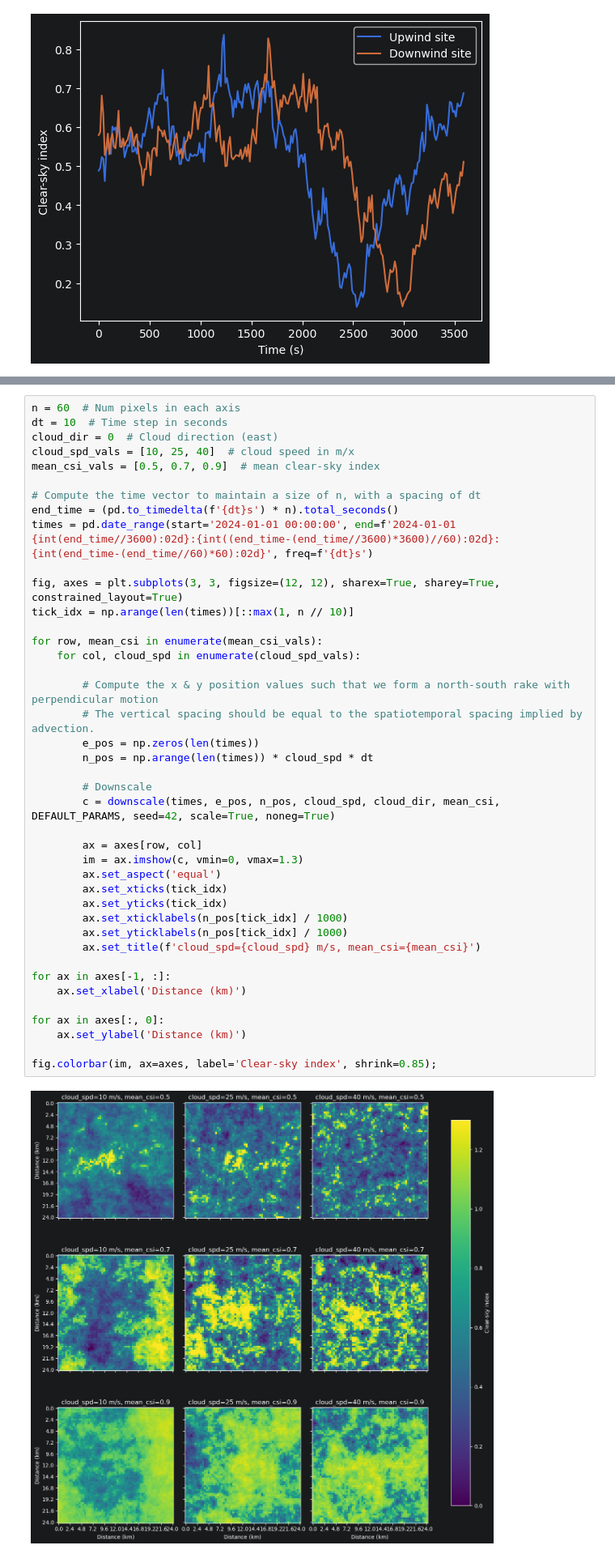
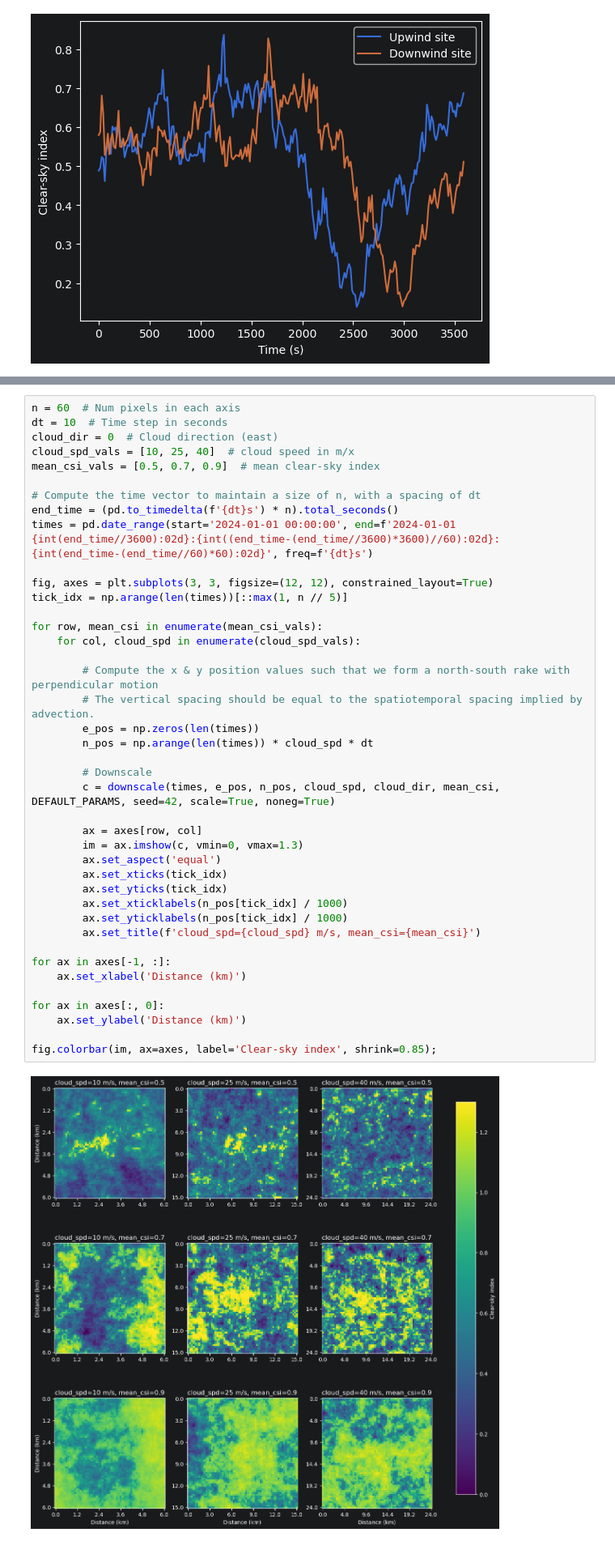
Before and after one commit to jranalli/solarspatialtools, a Jupyter notebook: demos/synthetic_copula_demo.ipynb, the cells around one changed output, grey strips where cells are left out. Shown at 81% size. Cells and saved outputs as stored; diff of their text form.

Commit message:
Update the multi-cloud-field plots

```diff
--- a/demos/synthetic_copula_demo.ipynb
+++ b/demos/synthetic_copula_demo.ipynb
@@ -73,35 +73,35 @@ mean_csi_vals = [0.5, 0.7, 0.9]  # mean clear-sky index
 end_time = (pd.to_timedelta(f'{dt}s') * n).total_seconds()
 times = pd.date_range(start='2024-01-01 00:00:00', end=f'2024-01-01 {int(end_time//3600):02d}:{int((end_time-(end_time//3600)*3600)//60):02d}:{int(end_time-(end_time//60)*60):02d}', freq=f'{dt}s')
 
-fig, axes = plt.subplots(3, 3, figsize=(12, 12), sharex=True, sharey=True, constrained_layout=True)
-tick_idx = np.arange(len(times))[::max(1, n // 10)]
+fig, axes = plt.subplots(3, 3, figsize=(12, 12), constrained_layout=True)
+tick_idx = np.arange(len(times))[::max(1, n // 5)]
 
 for row, mean_csi in enumerate(mean_csi_vals):
     for col, cloud_spd in enumerate(cloud_spd_vals):
 
         # Compute the x & y position values such that we form a north-south rake with perpendicular motion
         # The vertical spacing should be equal to the spatiotemporal spacing implied by advection.
         e_pos = np.zeros(len(times))
         n_pos = np.arange(len(times)) * cloud_spd * dt
 
         # Downscale
         c = downscale(times, e_pos, n_pos, cloud_spd, cloud_dir, mean_csi, DEFAULT_PARAMS, seed=42, scale=True, noneg=True)
 
         ax = axes[row, col]
         im = ax.imshow(c, vmin=0, vmax=1.3)
         ax.set_aspect('equal')
         ax.set_xticks(tick_idx)
         ax.set_yticks(tick_idx)
         ax.set_xticklabels(n_pos[tick_idx] / 1000)
         ax.set_yticklabels(n_pos[tick_idx] / 1000)
         ax.set_title(f'cloud_spd={cloud_spd} m/s, mean_csi={mean_csi}')
 
 for ax in axes[-1, :]:
     ax.set_xlabel('Distance (km)')
 
 for ax in axes[:, 0]:
     ax.set_ylabel('Distance (km)')
 
 fig.colorbar(im, ax=axes, label='Clear-sky index', shrink=0.85);
 # %% [output]
-[figure, old version]
+[figure, new version]
```
Also changed, not shown: parts of 1 cell of this notebook, 1 other file.
